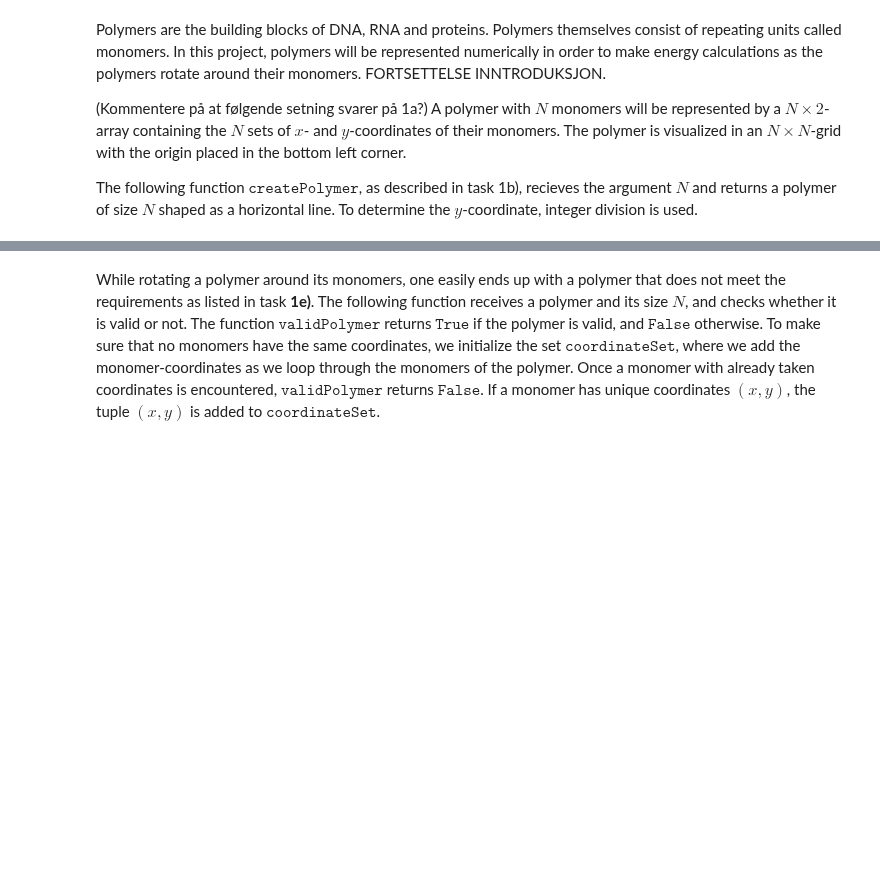
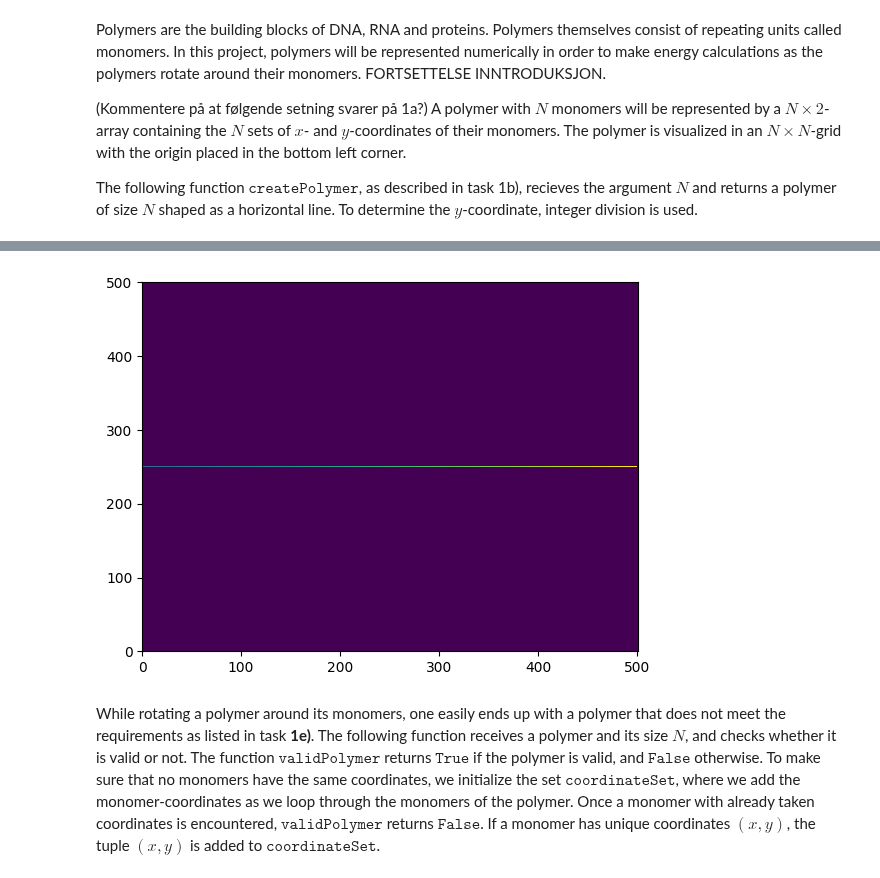
Before and after one commit to OliverRuden/TMA4320-scientific-computing, a Jupyter notebook: VitBerBioFysikk.ipynb, the cells around one changed output, grey strips where cells are left out. Cells and saved outputs as stored; diff of their text form; code cells hidden in the pictures; blank space fills up the shorter version.

```diff
--- a/VitBerBioFysikk.ipynb
+++ b/VitBerBioFysikk.ipynb
@@ -28,16 +30,20 @@ The following code implements a function that visualizes the polymer, as asked f
 # %%
 def illustratePolymer(polymer):
     N = len(polymer)                               # calculate the size of the input polymer
     grid = np.zeros((N + 1, N + 1))                # initialize an (N+1) * (N+1) grid
     grid -= N//2                               # set background value to -N / 2 for a better visualization of monomers with small indices
 
     for monomerNumber in range(N):                 # loop through all monomers of the input polymer
         x = int(polymer[monomerNumber, 0])         # collect x-coordinate of the monomer
         y = int(polymer[monomerNumber, 1])         # collect y-coordinate of the monomer
         grid[y, x] = monomerNumber + 1             # set the value of the point (x, y) in the grid to the index of the monomer + 1 (i.e. start at 1)
 
     plt.pcolormesh(grid)
     plt.show()
+
+illustratePolymer(createPolymer(500))
+# %% [output]
+[figure, added]
 # %% [markdown]
 While rotating a polymer around its monomers, one easily ends up with a polymer that does not meet the requirements as listed in task **1e)**. The following function receives a polymer and its size $N$, and checks whether it is valid or not. The function $\texttt{validPolymer}$ returns $\texttt{True}$ if the polymer is valid, and $\texttt{False}$ otherwise. To make sure that no monomers have the same coordinates, we initialize the set $\texttt{coordinateSet}$, where we add the monomer-coordinates as we loop through the monomers of the polymer. Once a monomer with already taken coordinates is encountered, $\texttt{validPolymer}$ returns $\texttt{False}$. If a monomer has unique coordinates $(x, y)$, the tuple $(x, y)$ is added to $\texttt{coordinateSet}$.
 # %%
```
Also changed, not shown: parts of 2 cells of this notebook, 1 other file.
